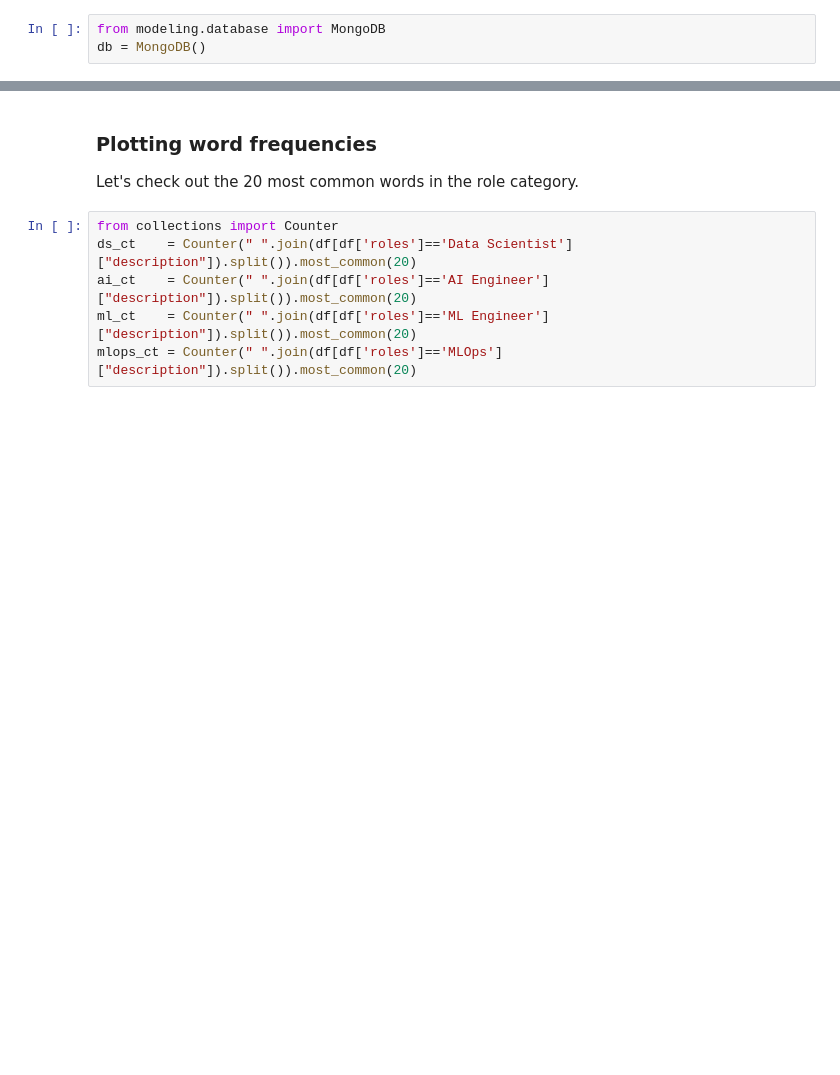
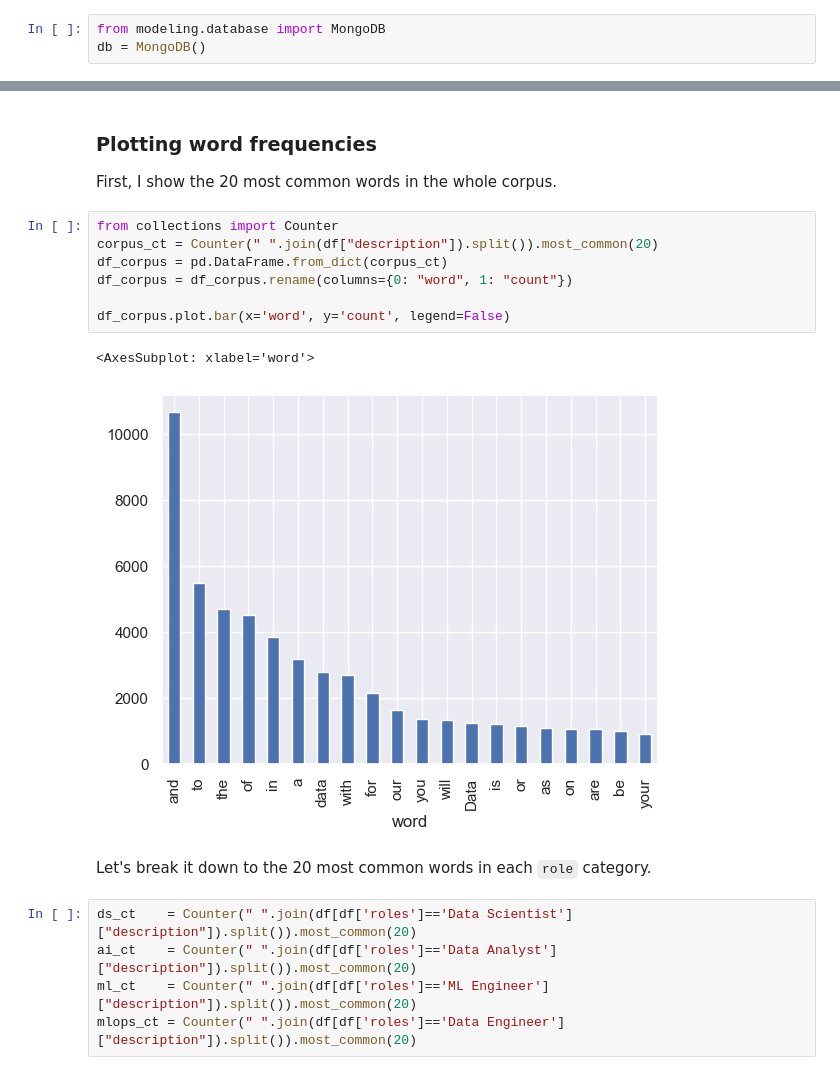
Before and after one commit to sotostzam/job-stats, a Jupyter notebook: notebooks/data_analysis.ipynb, the cells around one changed output, grey strips where cells are left out. Cells and saved outputs as stored; diff of their text form; blank space fills up the shorter version.

```diff
--- a/notebooks/data_analysis.ipynb
+++ b/notebooks/data_analysis.ipynb
@@ -175,12 +212,23 @@ plt.show()
 # %% [markdown]
 ### Plotting word frequencies
 
-Let's check out the 20 most common words in the role category.
+First, I show the 20 most common words in the whole corpus.
+# %%
+from collections import Counter
+corpus_ct = Counter(" ".join(df["description"]).split()).most_common(20)
+df_corpus = pd.DataFrame.from_dict(corpus_ct)
+df_corpus = df_corpus.rename(columns={0: "word", 1: "count"})
+
+df_corpus.plot.bar(x='word', y='count', legend=False)
+# %% [output]
+<AxesSubplot: xlabel='word'>
+[figure, added]
+# %% [markdown]
+Let's break it down to the 20 most common words in each `role` category.
 # %%
-from collections import Counter
 ds_ct    = Counter(" ".join(df[df['roles']=='Data Scientist']["description"]).split()).most_common(20)
-ai_ct    = Counter(" ".join(df[df['roles']=='AI Engineer']["description"]).split()).most_common(20)
+ai_ct    = Counter(" ".join(df[df['roles']=='Data Analyst']["description"]).split()).most_common(20)
 ml_ct    = Counter(" ".join(df[df['roles']=='ML Engineer']["description"]).split()).most_common(20)
-mlops_ct = Counter(" ".join(df[df['roles']=='MLOps']["description"]).split()).most_common(20)
+mlops_ct = Counter(" ".join(df[df['roles']=='Data Engineer']["description"]).split()).most_common(20)
 # %%
 df_ds = pd.DataFrame.from_dict(ds_ct)
```
Also changed, not shown: parts of 68 cells of this notebook, 1 other file.
